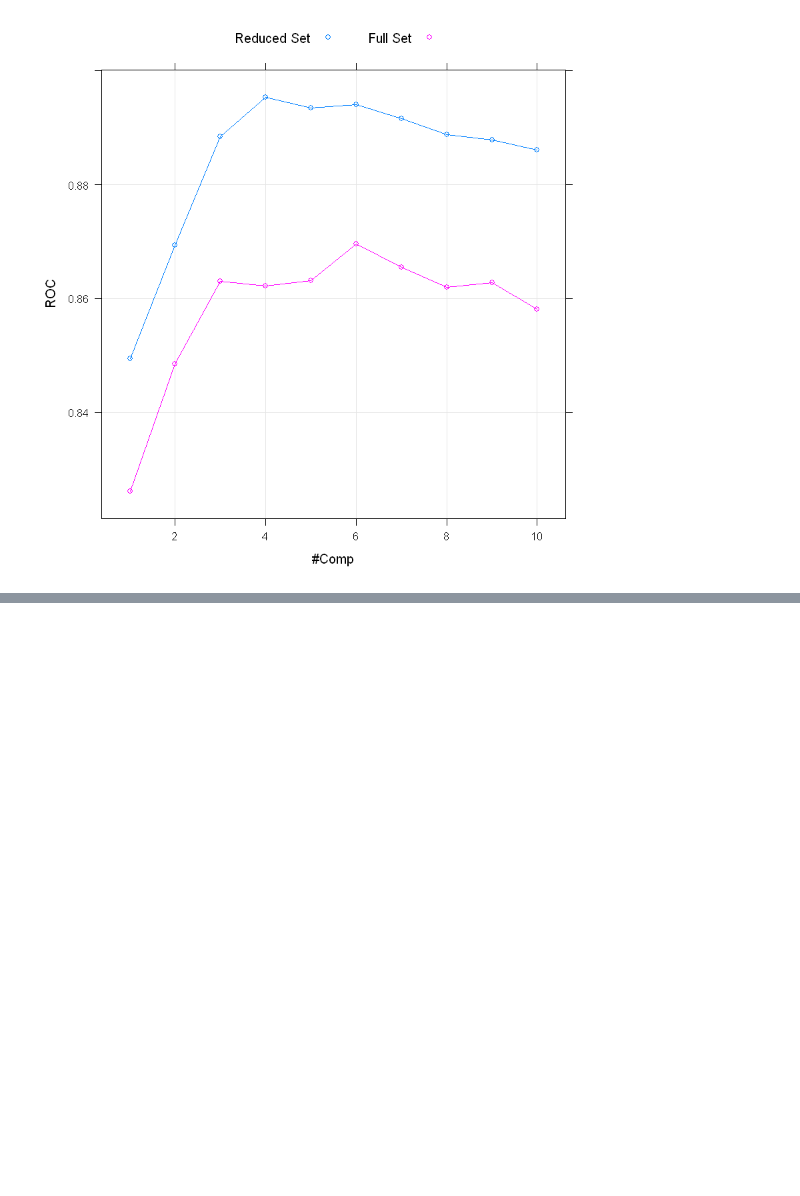
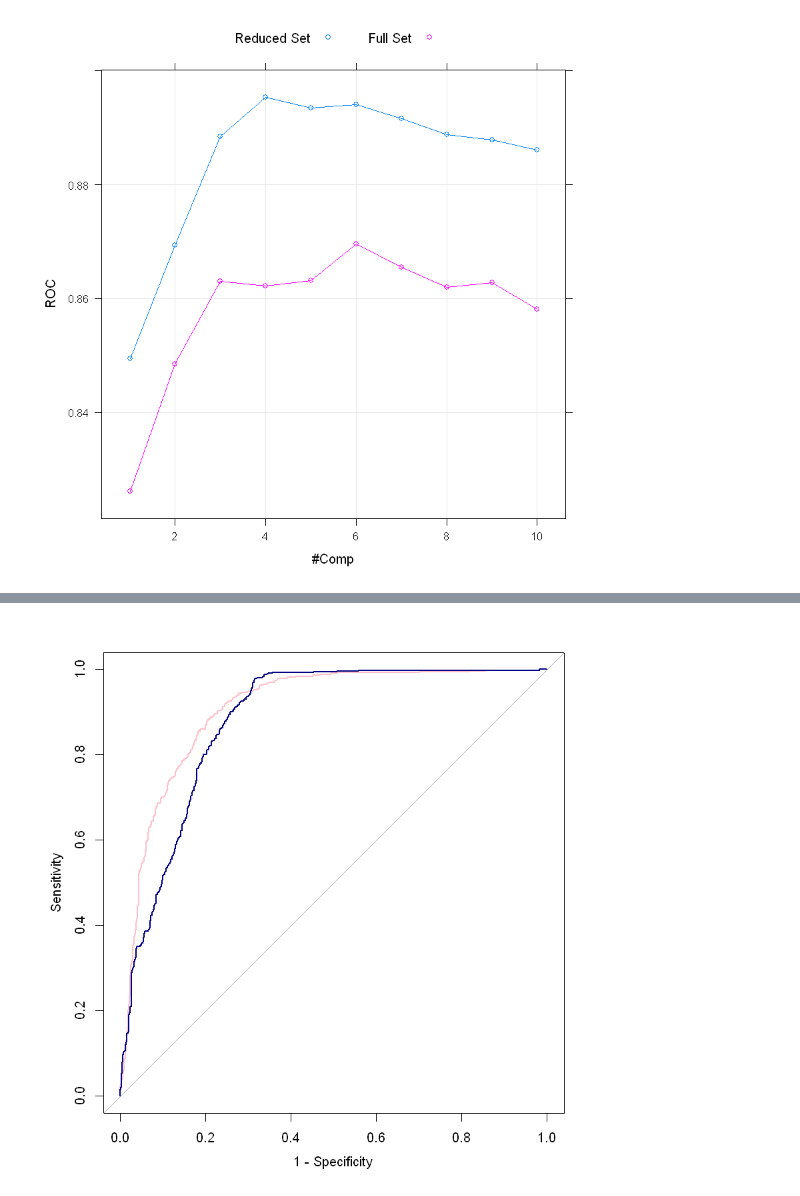
Before and after one commit to Randallzoeng/BookClub, a Jupyter notebook: AppliedPredictiveModeling/Chap. 12 Discriminant Analysis and Other Linear Classification Models.ipynb, the cells around one changed output, grey strips where cells are left out. Saved outputs shown, nothing was run; the diff lists cells and outputs as text; code cells hidden in the pictures; blank space fills up the shorter version.

```diff
--- a/AppliedPredictiveModeling/Chap. 12 Discriminant Analysis and Other Linear Classification Models.ipynb
+++ b/AppliedPredictiveModeling/Chap. 12 Discriminant Analysis and Other Linear Classification Models.ipynb
@@ -487,0 +667,12 @@ xyplot(ROC~ncomp,
+# %%
+library(pamr)
+grid_nsc <- expand.grid(threshold=0:25)
+set.seed(476)
+fit_nsc <- train(
+                x=training[,fullSet],
+                y=training$Class,
+                method="pam",
+                preProc=c("center","scale"),
+                tuneGrid=grid_nsc,
+                metric="ROC",
+                trControl=ctrl)
@@ -487,0 +713,17 @@ xyplot(ROC~ncomp,
+# %%
+roc_glm <- roc(
+              response = glmnet2008$obs,
+              predictor = glmnet2008$successful,
+              levels=rev(levels(glmnet2008$obs)))
+plot(roc_glm)
+# plot(roc_pls, type = "s", col = rgb(.2, .2, .2, .2), legacy.axes = TRUE)
+# %%
+roc_df <- merge(fit_nsc$pred,fit_nsc$bestTune)
+roc_nsc <- roc(
+              response = roc_df$obs,
+              predictor = roc_df$successful,
+              levels= rev(levels(roc_df$obs)))
+plot(roc_glm,type="s",col="pink",legacy.axes=T)
+plot(roc_nsc,col="navy",type = "s", add = T,legacy.axes=T)
+# %% [output]
+[figure, added]
```
Also changed, not shown: parts of 15 cells of this notebook.
